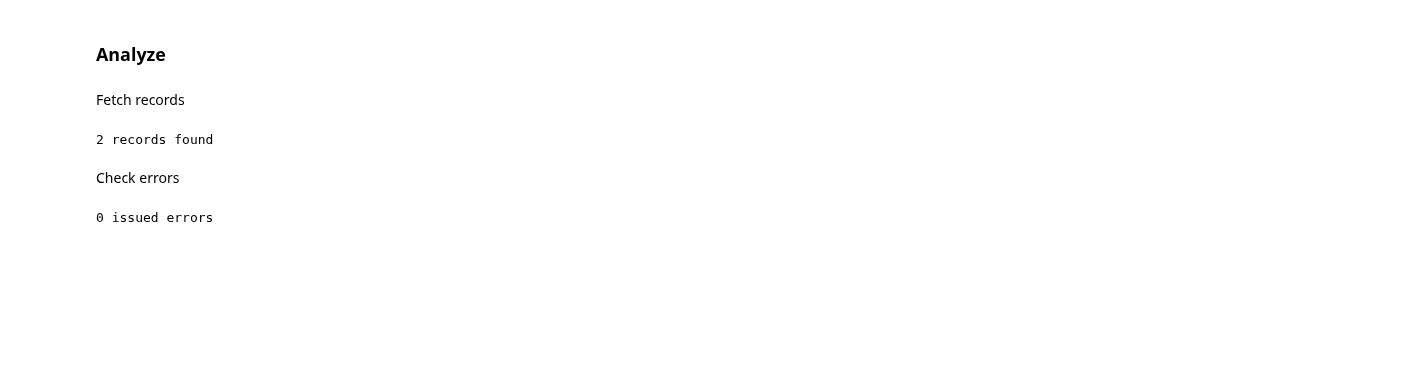
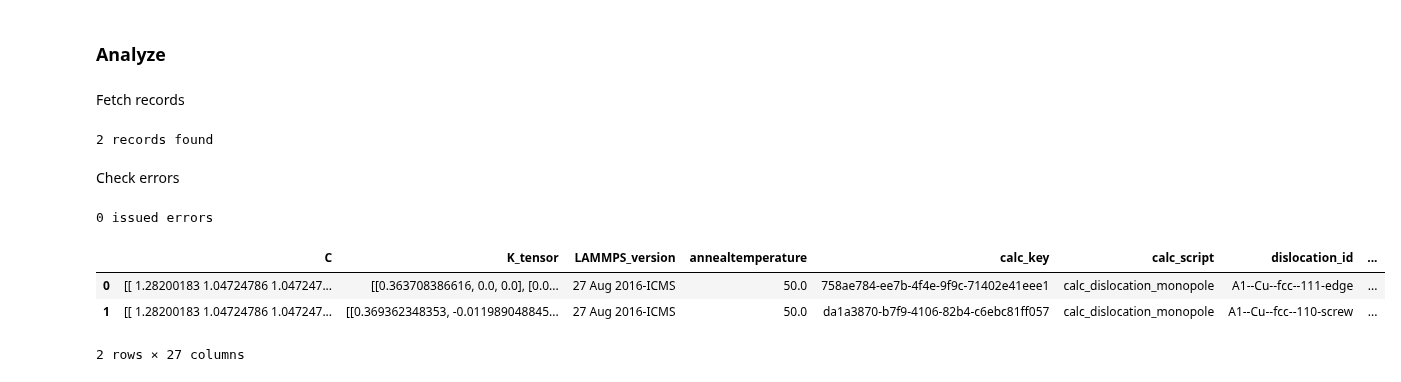
Before and after one commit to lmhale99/iprPy, a Jupyter notebook: bin/master/Master.ipynb, the cells around one changed output. Drawn from its saved outputs; the diff is of its cells as text; code cells hidden in the pictures; blank space fills up the shorter version.

```diff
--- a/bin/master/Master.ipynb
+++ b/bin/master/Master.ipynb
@@ -951,3 +891,10 @@ if len(error_df) > 0:
         print(error)
 # %% [output]
 0 issued errors
+# %%
+results_df
+# %% [output]
+|  | C | K_tensor | LAMMPS_version | annealtemperature | calc_key | calc_script | dislocation_id | ... |
+| 0 | [[ 1.28200183 1.04724786 1.047247... | [[0.363708386616, 0.0, 0.0], [0.0... | 27 Aug 2016-ICMS | 50.0 | 758ae784-ee7b-4f4e-9f9c-71402e41eee1 | calc_dislocation_monopole | A1--Cu--fcc--111-edge | ... |
+| 1 | [[ 1.28200183 1.04724786 1.047247... | [[0.369362348353, -0.011989048845... | 27 Aug 2016-ICMS | 50.0 | da1a3870-b7f9-4106-82b4-c6ebc81ff057 | calc_dislocation_monopole | A1--Cu--fcc--110-screw | ... |
+2 rows × 27 columns
```
Also changed, not shown: parts of 23 cells of this notebook, 6 other files.
